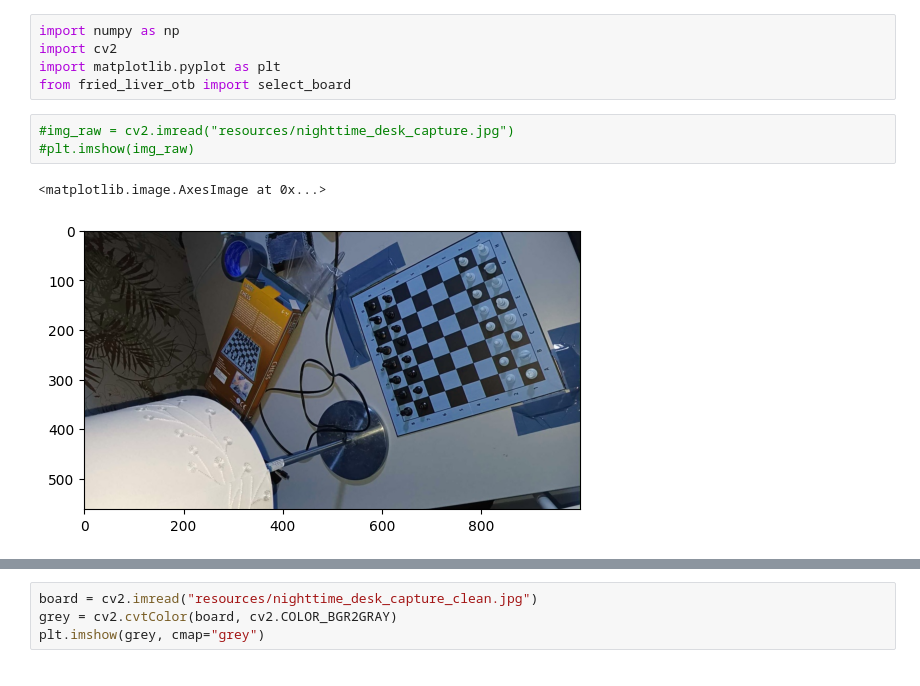
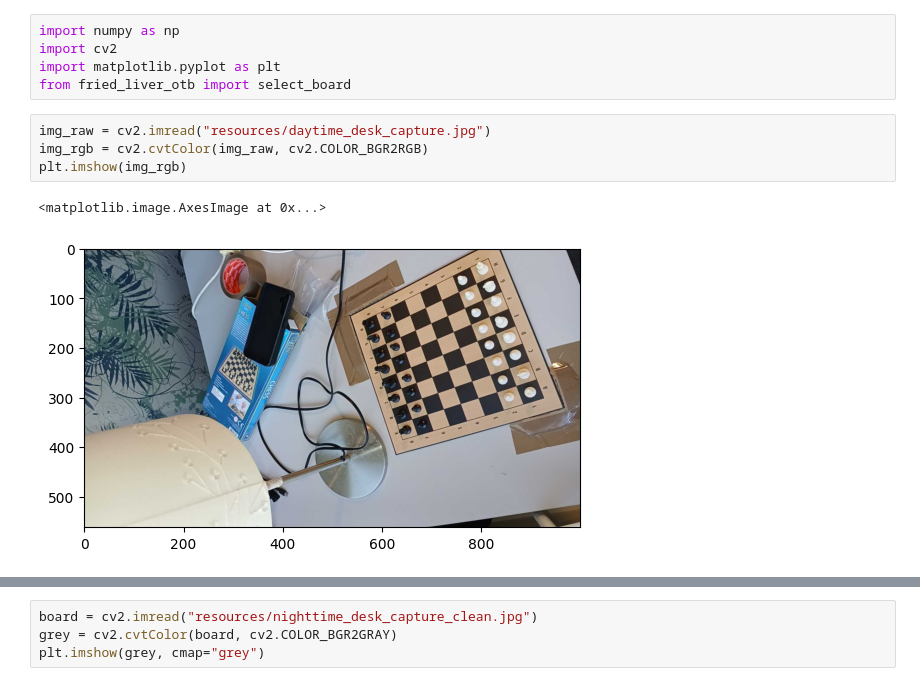
Before and after one commit to S-Arbor/fried-liver-otb, a Jupyter notebook: piece_detection.ipynb, the cells around one changed output, grey strips where cells are left out. Drawn from its saved outputs; the diff is of its cells as text.

```diff
--- a/piece_detection.ipynb
+++ b/piece_detection.ipynb
@@ -4,9 +4,10 @@ import cv2
 import matplotlib.pyplot as plt
 from fried_liver_otb import select_board
 # %%
-#img_raw = cv2.imread("resources/nighttime_desk_capture.jpg")
-#plt.imshow(img_raw)
+img_raw = cv2.imread("resources/daytime_desk_capture.jpg")
+img_rgb = cv2.cvtColor(img_raw, cv2.COLOR_BGR2RGB)
+plt.imshow(img_rgb)
 # %% [output]
 <matplotlib.image.AxesImage at 0x...>
-[figure, old version]
+[figure, new version]
 # %%
```
Also changed, not shown: parts of 15 cells of this notebook, 1 other file.
